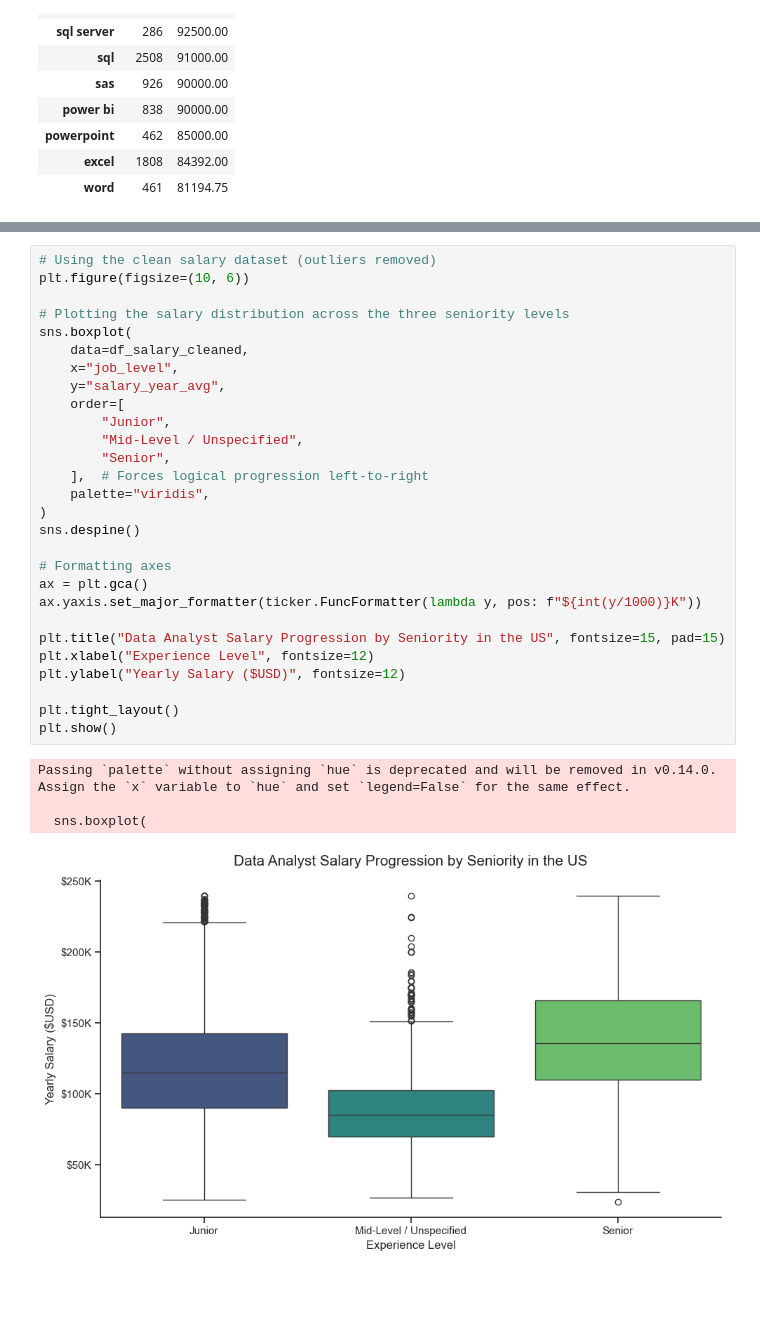
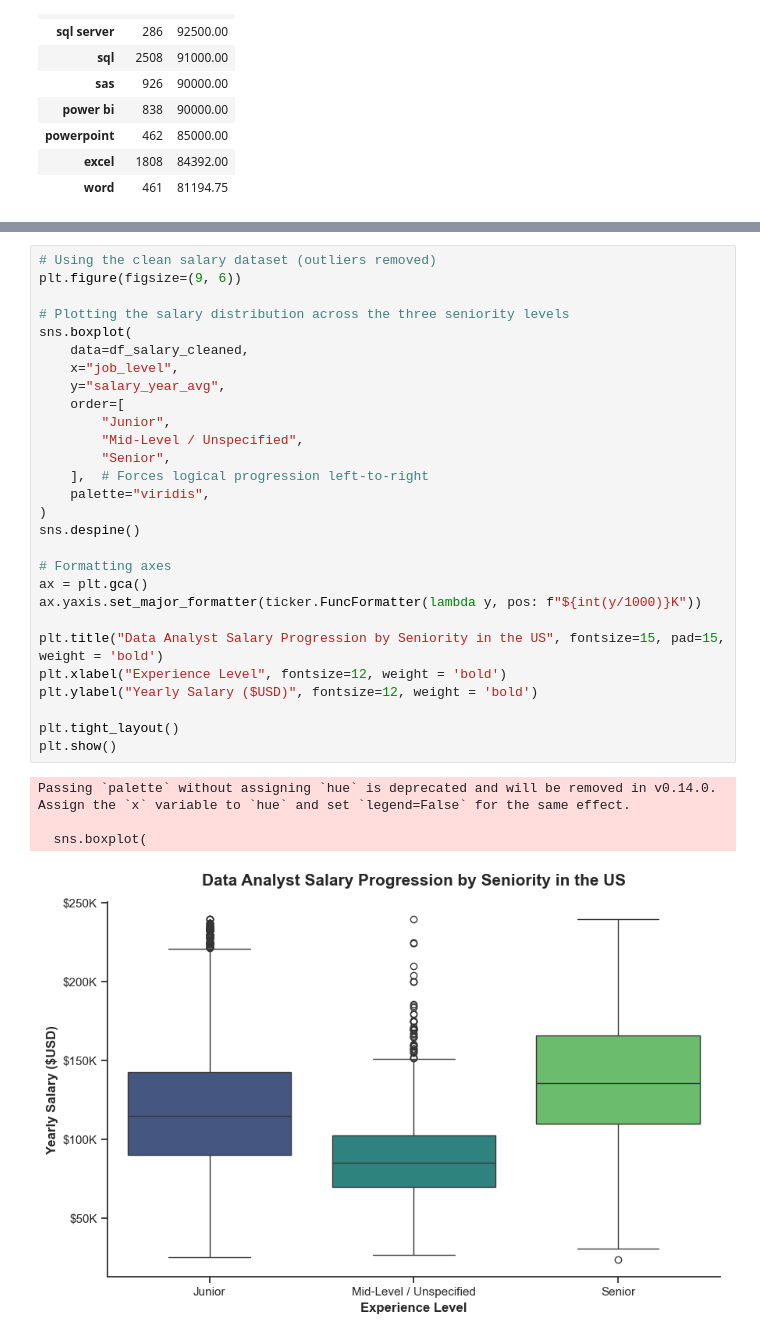
Before and after one commit to AnshulSilhare/us-data-jobs-analysis, a Jupyter notebook: notebooks/4_Salary_Analysis.ipynb, the cells around one changed output, grey strips where cells are left out. Drawn from its saved outputs; the diff is of its cells as text; blank space fills up the shorter version.

```diff
--- a/notebooks/4_Salary_Analysis.ipynb
+++ b/notebooks/4_Salary_Analysis.ipynb
@@ -261,33 +267,33 @@ fig.tight_layout()
 # %%
 # Using the clean salary dataset (outliers removed)
-plt.figure(figsize=(10, 6))
+plt.figure(figsize=(9, 6))
 
 # Plotting the salary distribution across the three seniority levels
 sns.boxplot(
     data=df_salary_cleaned,
     x="job_level",
     y="salary_year_avg",
     order=[
         "Junior",
         "Mid-Level / Unspecified",
         "Senior",
     ],  # Forces logical progression left-to-right
     palette="viridis",
 )
 sns.despine()
 
 # Formatting axes
 ax = plt.gca()
 ax.yaxis.set_major_formatter(ticker.FuncFormatter(lambda y, pos: f"${int(y/1000)}K"))
 
-plt.title("Data Analyst Salary Progression by Seniority in the US", fontsize=15, pad=15)
-plt.xlabel("Experience Level", fontsize=12)
-plt.ylabel("Yearly Salary ($USD)", fontsize=12)
+plt.title("Data Analyst Salary Progression by Seniority in the US", fontsize=15, pad=15, weight = 'bold')
+plt.xlabel("Experience Level", fontsize=12, weight = 'bold')
+plt.ylabel("Yearly Salary ($USD)", fontsize=12, weight = 'bold')
 
 plt.tight_layout()
 plt.show()
 # %% [output]
 Passing `palette` without assigning `hue` is deprecated and will be removed in v0.14.0. Assign the `x` variable to `hue` and set `legend=False` for the same effect.
 
   sns.boxplot(
-[figure, old version]
+[figure, new version]
```
Also changed, not shown: parts of 4 cells of this notebook, 1 other file.
